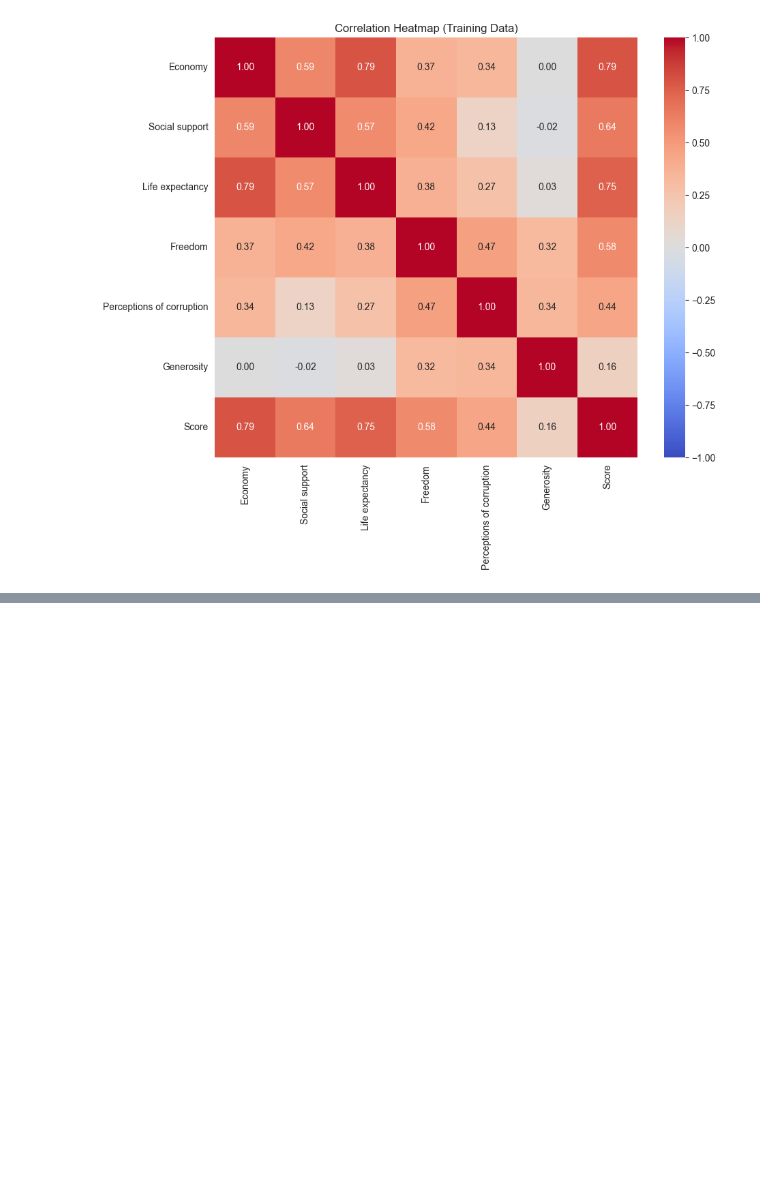
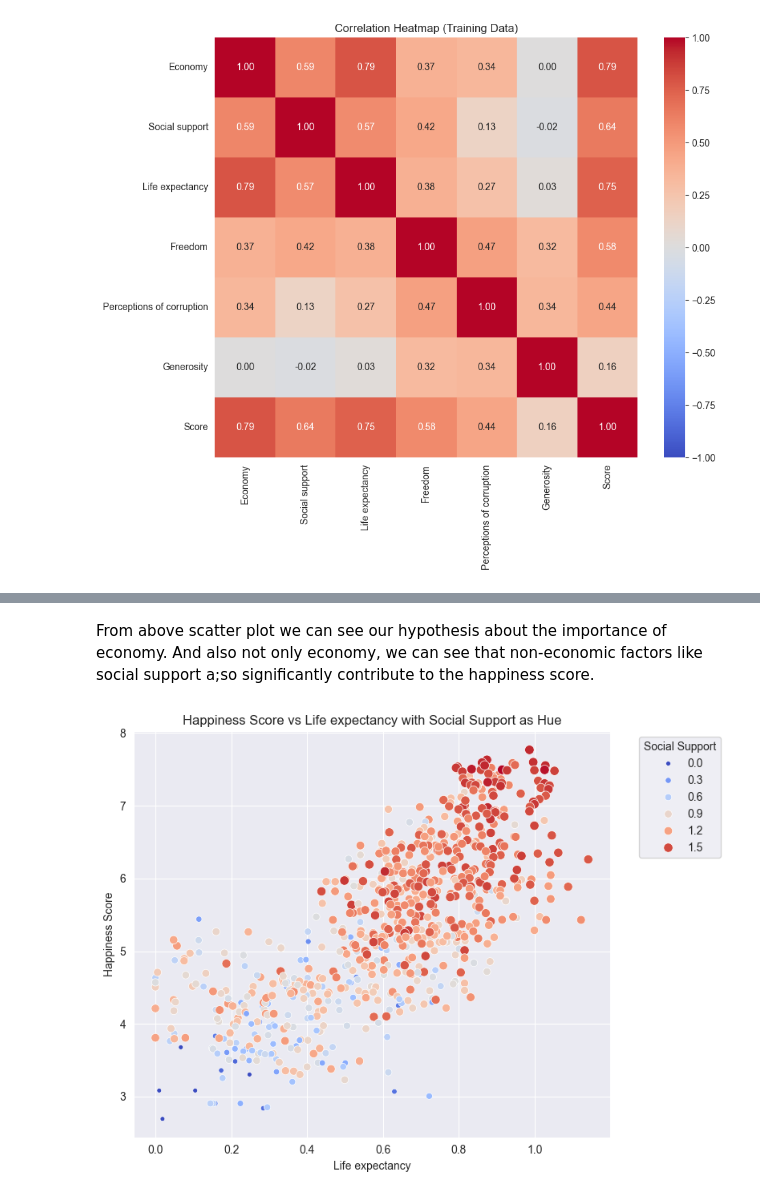
Before and after one commit to Cooper-JSK/World_Happiness_Score, a Jupyter notebook: project.ipynb, the cells around one changed output, grey strips where cells are left out. Drawn from its saved outputs; the diff is of its cells as text; code cells hidden in the pictures; blank space fills up the shorter version.

```diff
--- a/project.ipynb
+++ b/project.ipynb
@@ -347,0 +374,26 @@ plt.show()
+# %% [markdown]
+From above scatter plot we can see our hypothesis about the importance of economy. And also not only economy, we can see that non-economic factors like social support a;so significantly contribute to the happiness score.
+# %%
+# Scatterplot
+plt.figure(figsize=(8, 6))
+scatter2 = sns.scatterplot(
+    data=df_combined,
+    x='Life expectancy',
+    y='Score',
+    hue='Social support',
+    palette='coolwarm',
+    size='Social support',
+)
+
+# Adding titles and labels
+plt.title('Happiness Score vs Life expectancy with Social Support as Hue')
+plt.xlabel('Life expectancy')
+plt.ylabel('Happiness Score')
+
+# Legend for hue
+plt.legend(title='Social Support', bbox_to_anchor=(1.05, 1), loc='upper left')
+plt.tight_layout()
+
+plt.show()
+# %% [output]
+[figure, added]
```
Also changed, not shown: parts of 3 cells of this notebook.
